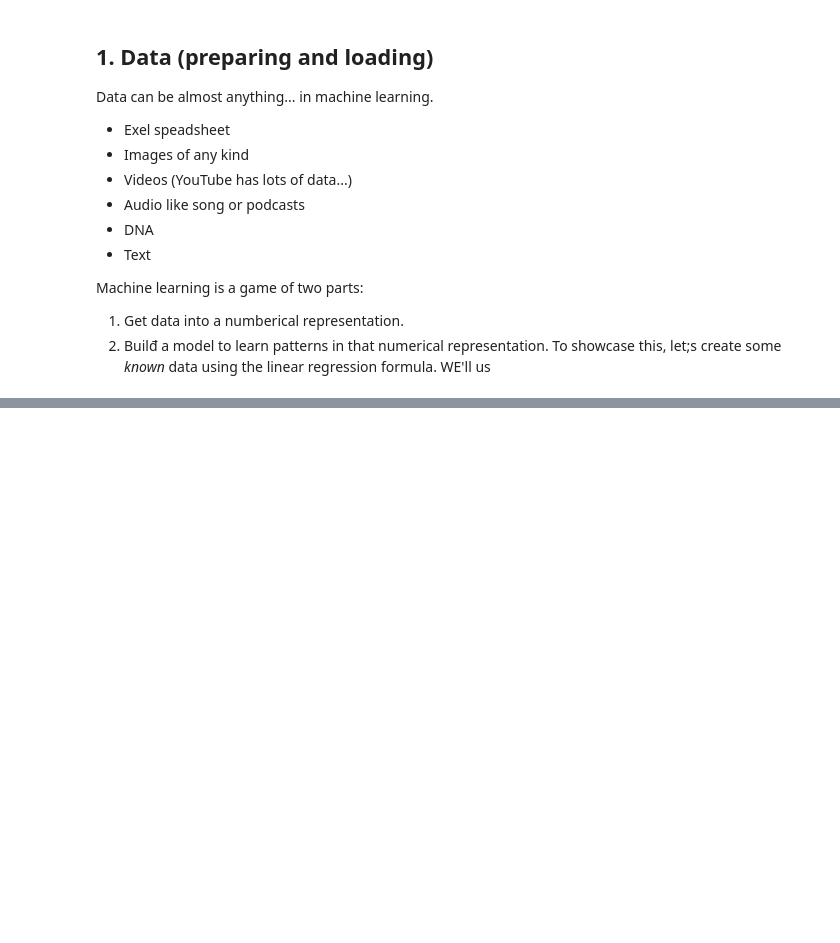
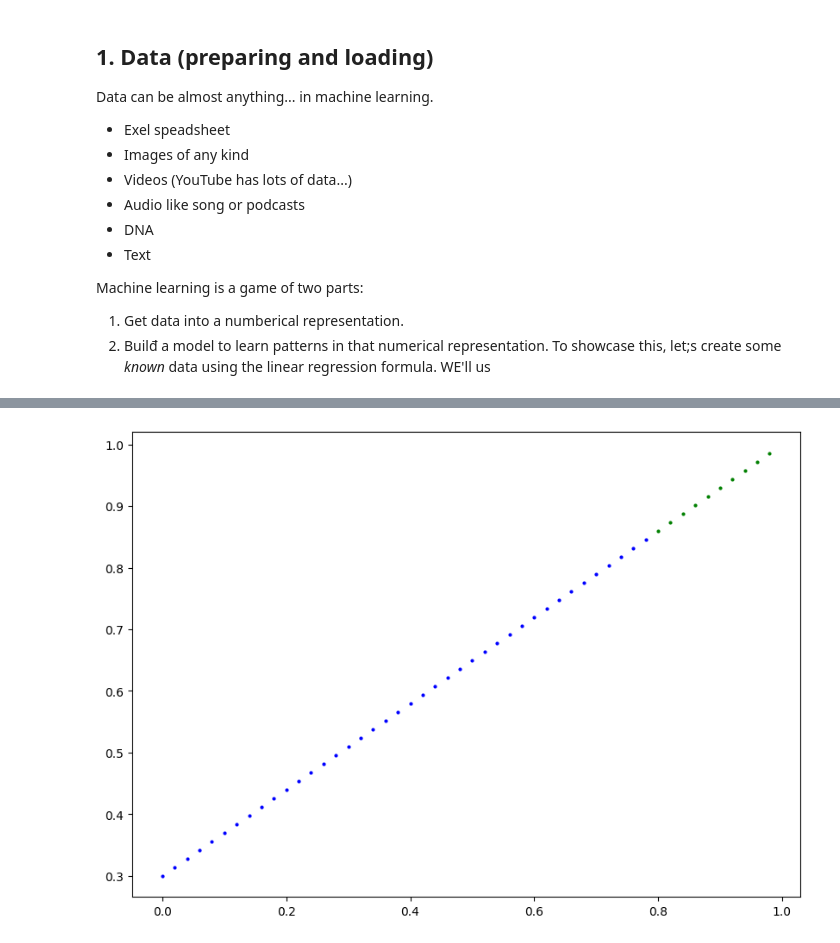
Before and after one commit to hasdasda/HoctheoPhamDinhKhanh, a Jupyter notebook: 01_Pytorch_workflow_video.ipynb, the cells around one changed output, grey strips where cells are left out. Drawn from its saved outputs; the diff is of its cells as text; code cells hidden in the pictures; blank space fills up the shorter version.

```diff
--- a/01_Pytorch_workflow_video.ipynb
+++ b/01_Pytorch_workflow_video.ipynb
@@ -35,0 +113,4 @@ WE'll us
+# %%
+plot_predictions();
+# %% [output]
+[figure, added]
```
Also changed, not shown: parts of 8 cells of this notebook.
